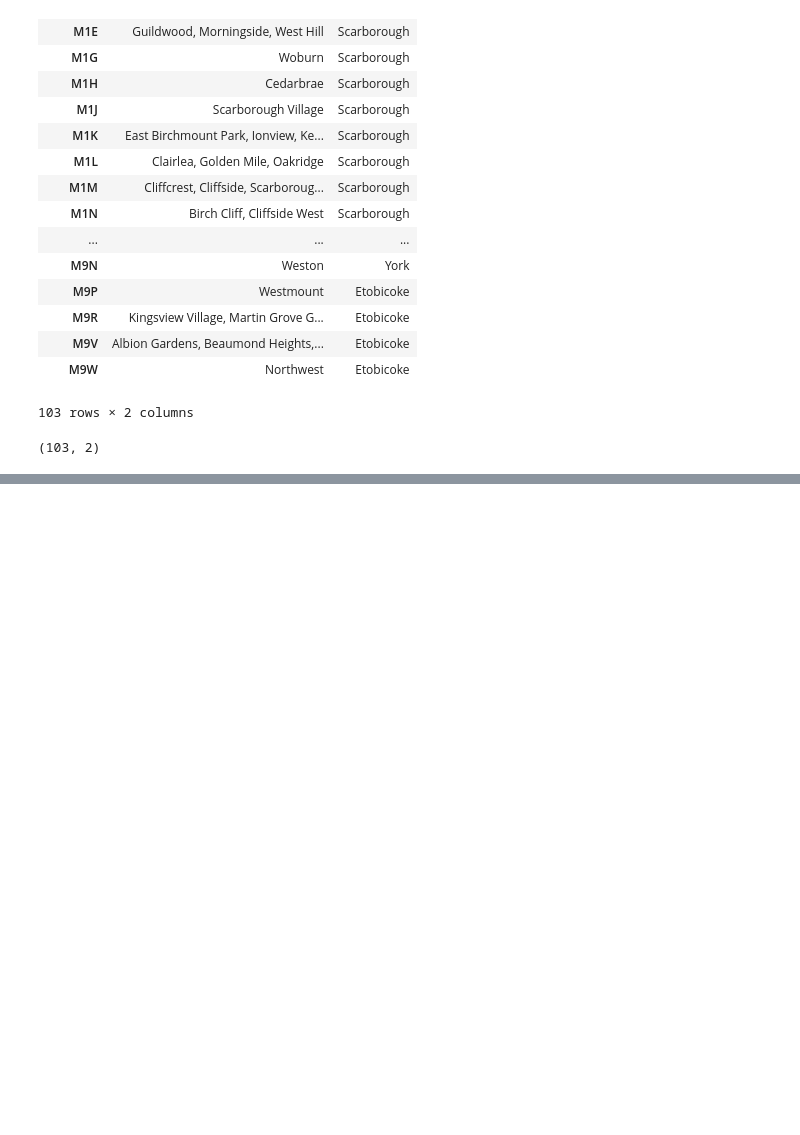
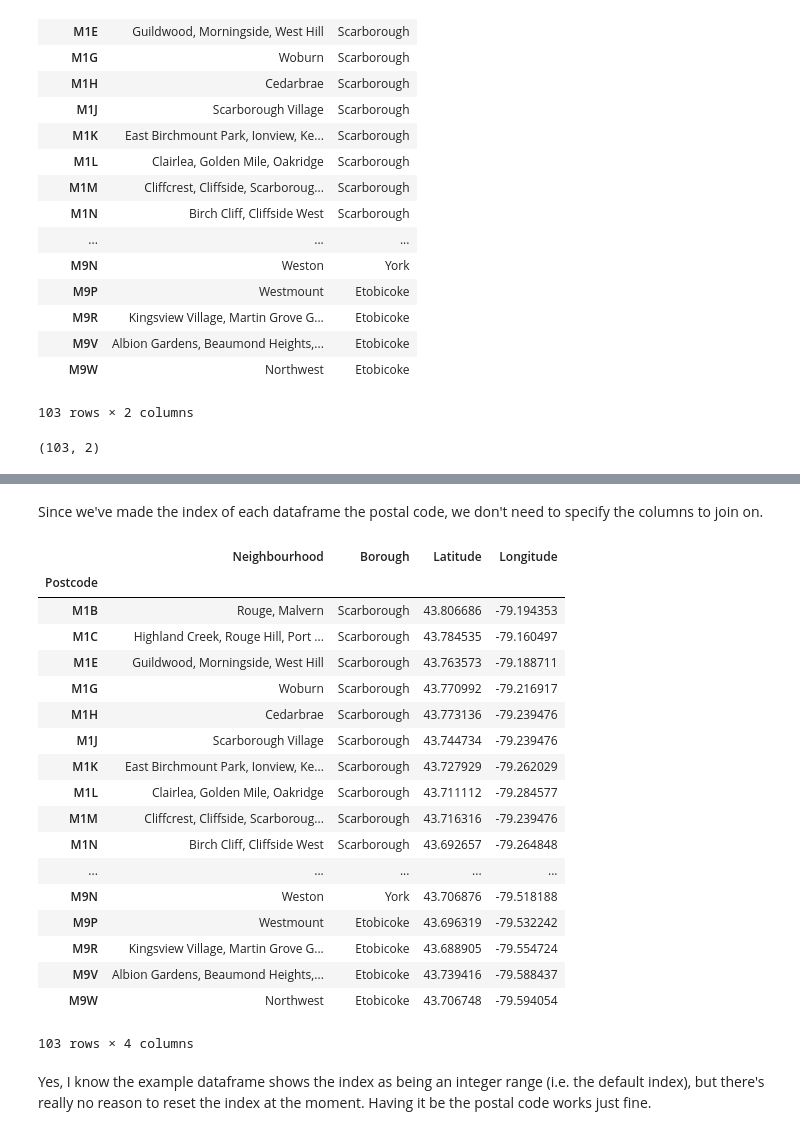
Before and after one commit to hexaguin/Coursera_Capstone, a Jupyter notebook: Toronto-Clusters.ipynb, the cells around one changed output, grey strips where cells are left out. Cells and saved outputs as stored; diff of their text form; code cells hidden in the pictures; blank space fills up the shorter version.

Commit message:
Added part 2 (merging a dataset of coordinates with the existing postal code information)

```diff
--- a/Toronto-Clusters.ipynb
+++ b/Toronto-Clusters.ipynb
@@ -98,0 +139,3 @@ postal_codes_grouped.shape
+# %%
+postal_coords = pd.read_csv("Toronto_Postal_Geospatial_Coordinates.csv", index_col=0)
+postal_coords.head(10)
@@ -98,0 +155,27 @@ postal_codes_grouped.shape
+# %% [markdown]
+Since we've made the index of each dataframe the postal code, we don't need to specify the columns to join on.
+# %%
+postal_codes_merged = postal_codes_grouped.join(postal_coords)
+postal_codes_merged
+# %% [output]
+|  | Neighbourhood | Borough | Latitude | Longitude |
+| Postcode |  |  |  |  |
+| M1B | Rouge, Malvern | Scarborough | 43.806686 | -79.194353 |
+| M1C | Highland Creek, Rouge Hill, Port ... | Scarborough | 43.784535 | -79.160497 |
+| M1E | Guildwood, Morningside, West Hill | Scarborough | 43.763573 | -79.188711 |
+| M1G | Woburn | Scarborough | 43.770992 | -79.216917 |
+| M1H | Cedarbrae | Scarborough | 43.773136 | -79.239476 |
+| M1J | Scarborough Village | Scarborough | 43.744734 | -79.239476 |
+| M1K | East Birchmount Park, Ionview, Ke... | Scarborough | 43.727929 | -79.262029 |
+| M1L | Clairlea, Golden Mile, Oakridge | Scarborough | 43.711112 | -79.284577 |
+| M1M | Cliffcrest, Cliffside, Scarboroug... | Scarborough | 43.716316 | -79.239476 |
+| M1N | Birch Cliff, Cliffside West | Scarborough | 43.692657 | -79.264848 |
+| ... | ... | ... | ... | ... |
+| M9N | Weston | York | 43.706876 | -79.518188 |
+| M9P | Westmount | Etobicoke | 43.696319 | -79.532242 |
+| M9R | Kingsview Village, Martin Grove G... | Etobicoke | 43.688905 | -79.554724 |
+| M9V | Albion Gardens, Beaumond Heights,... | Etobicoke | 43.739416 | -79.588437 |
+| M9W | Northwest | Etobicoke | 43.706748 | -79.594054 |
+103 rows × 4 columns
+# %% [markdown]
+Yes, I know the example dataframe shows the index as being an integer range (i.e. the default index), but there's really no reason to reset the index at the moment. Having it be the postal code works just fine.
```
Also changed, not shown: parts of 7 cells of this notebook, 1 other file.
